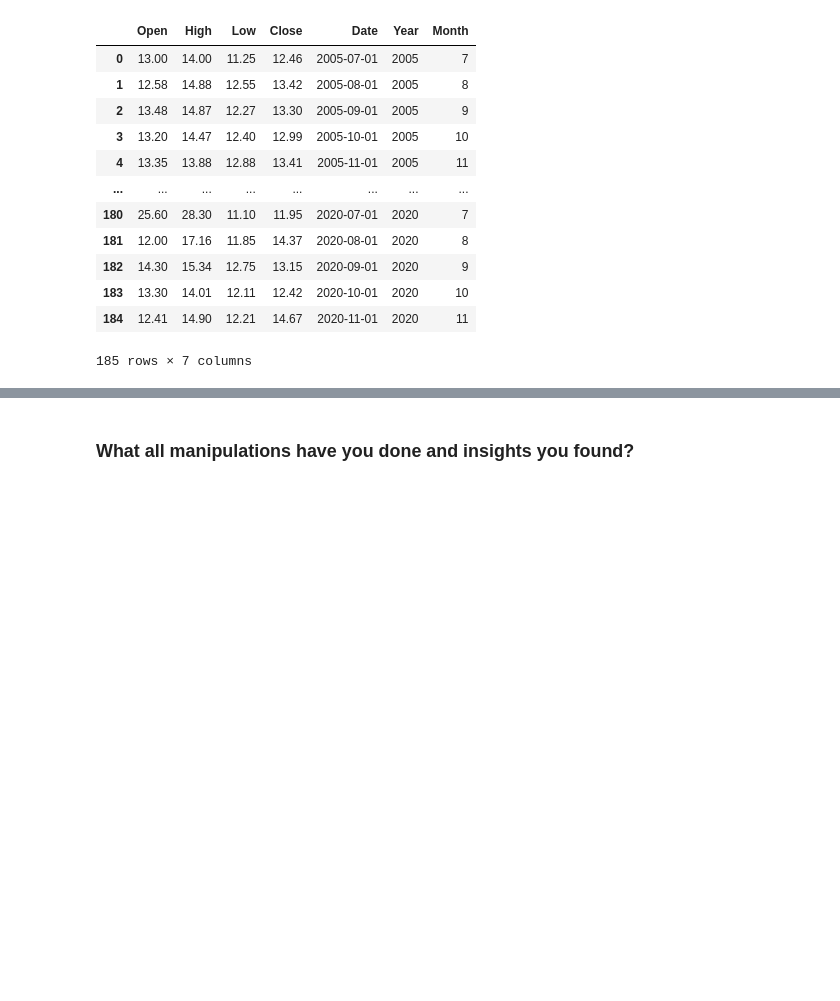
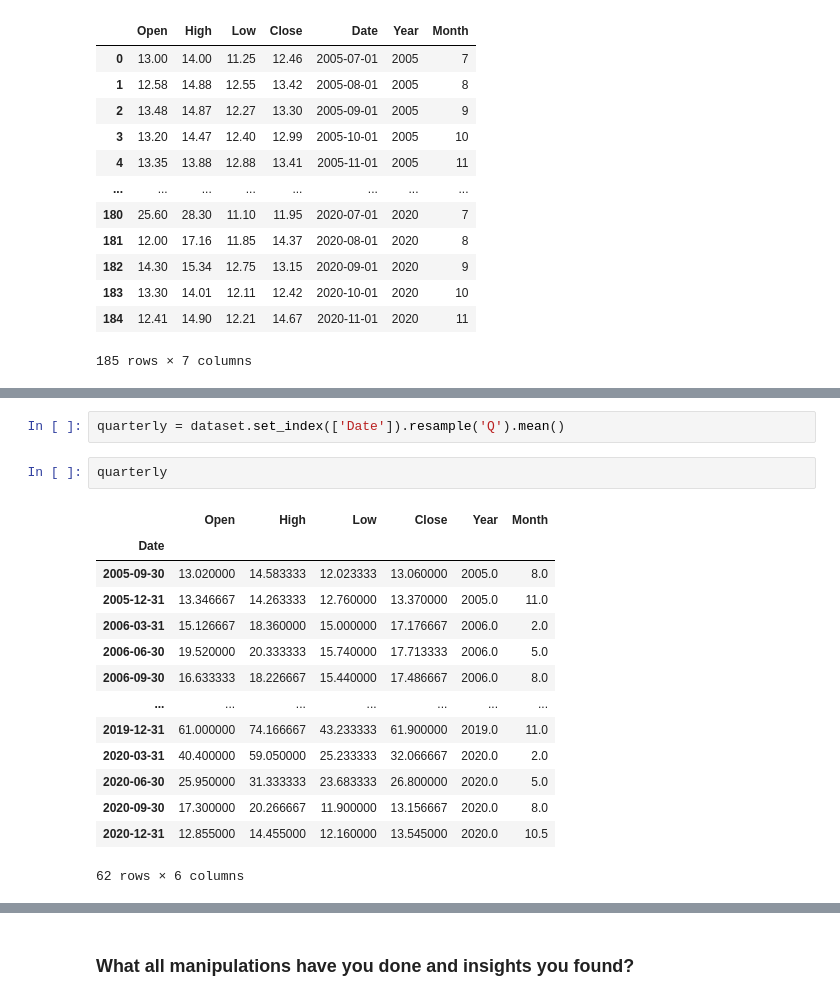
Before and after one commit to LuvMutreja/Yes-Bank-Closing-Stock-Price-Prediction, a Jupyter notebook: Regression_Project_Yes_Bank_Stock_Closing_Price_Prediction_.ipynb, the cells around one changed output, grey strips where cells are left out. Saved outputs shown, nothing was run; the diff lists cells and outputs as text; blank space fills up the shorter version.

```diff
--- a/Regression_Project_Yes_Bank_Stock_Closing_Price_Prediction_.ipynb
+++ b/Regression_Project_Yes_Bank_Stock_Closing_Price_Prediction_.ipynb
@@ -375,0 +424,19 @@ dataset
+# %%
+quarterly = dataset.set_index(['Date']).resample('Q').mean()
+# %%
+quarterly
+# %% [output]
+|  | Open | High | Low | Close | Year | Month |
+| Date |  |  |  |  |  |  |
+| 2005-09-30 | 13.020000 | 14.583333 | 12.023333 | 13.060000 | 2005.0 | 8.0 |
+| 2005-12-31 | 13.346667 | 14.263333 | 12.760000 | 13.370000 | 2005.0 | 11.0 |
+| 2006-03-31 | 15.126667 | 18.360000 | 15.000000 | 17.176667 | 2006.0 | 2.0 |
+| 2006-06-30 | 19.520000 | 20.333333 | 15.740000 | 17.713333 | 2006.0 | 5.0 |
+| 2006-09-30 | 16.633333 | 18.226667 | 15.440000 | 17.486667 | 2006.0 | 8.0 |
+| ... | ... | ... | ... | ... | ... | ... |
+| 2019-12-31 | 61.000000 | 74.166667 | 43.233333 | 61.900000 | 2019.0 | 11.0 |
+| 2020-03-31 | 40.400000 | 59.050000 | 25.233333 | 32.066667 | 2020.0 | 2.0 |
+| 2020-06-30 | 25.950000 | 31.333333 | 23.683333 | 26.800000 | 2020.0 | 5.0 |
+| 2020-09-30 | 17.300000 | 20.266667 | 11.900000 | 13.156667 | 2020.0 | 8.0 |
+| 2020-12-31 | 12.855000 | 14.455000 | 12.160000 | 13.545000 | 2020.0 | 10.5 |
+62 rows × 6 columns
```
Also changed, not shown: parts of 48 cells of this notebook.
